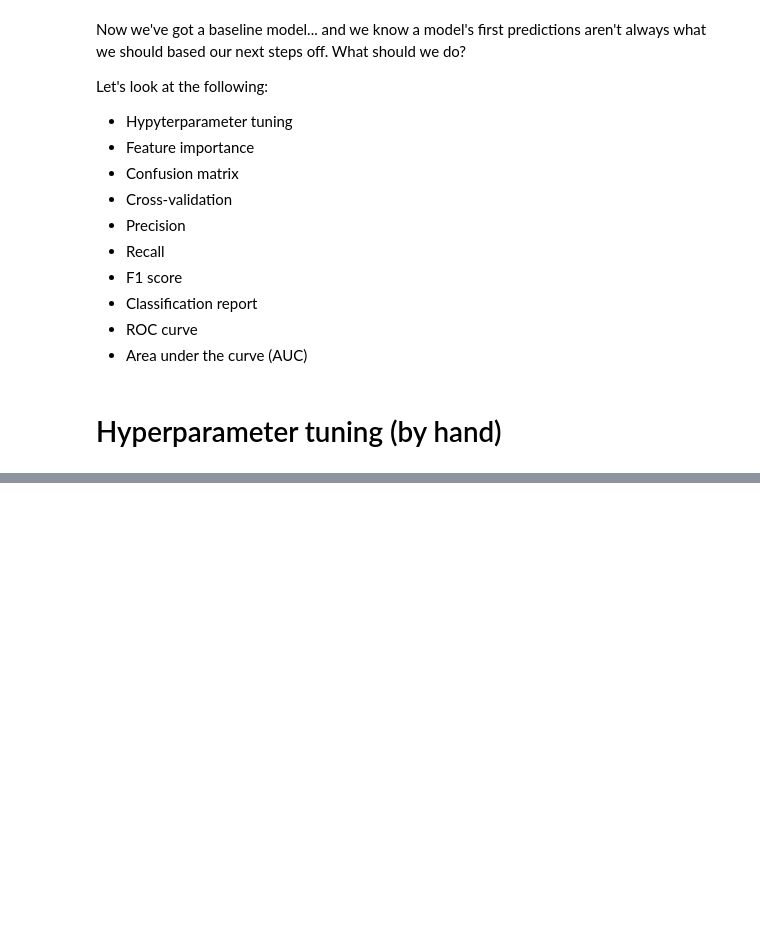
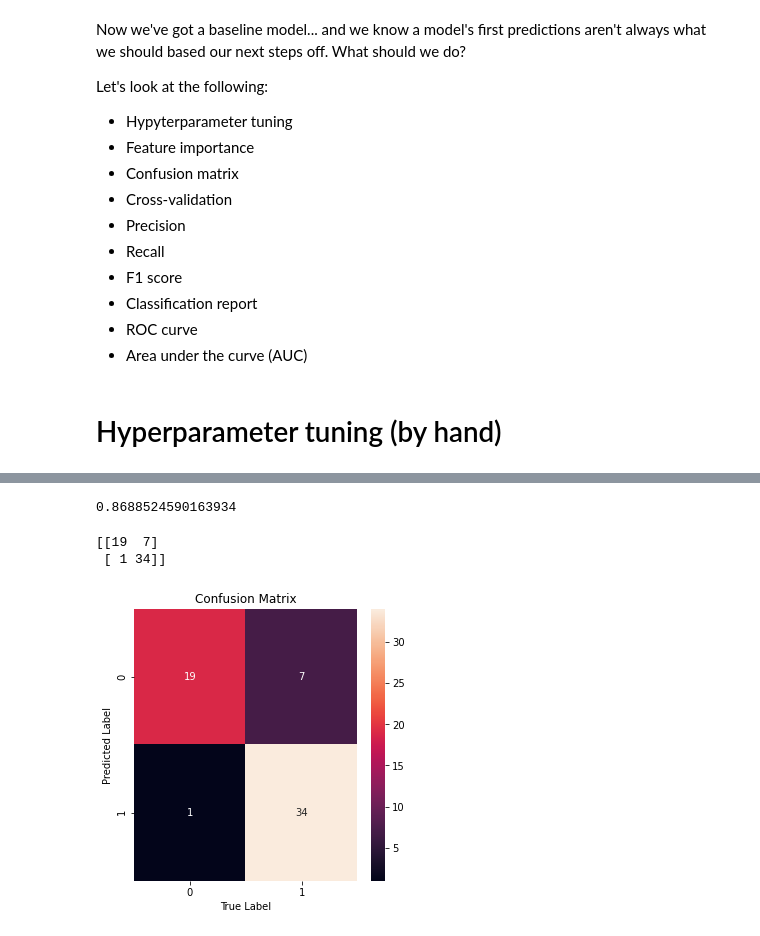
Before and after one commit to FarihaJahan23/Heart-Disease_python_ml, a Jupyter notebook: heart_disease_classification.ipynb, the cells around one changed output, grey strips where cells are left out. Cells and saved outputs as stored; diff of their text form; code cells hidden in the pictures; blank space fills up the shorter version.

```diff
--- a/heart_disease_classification.ipynb
+++ b/heart_disease_classification.ipynb
@@ -517,0 +624,15 @@ Maximum KNN score on the test data: 72.13%
+# %%
+# Different hyperparameters for our Logistic Regression model
+
+Log_reg_grid = {"C": np.logspace(-4, 4, 30),
+               "solver": ["liblinear"]}
+
+# Setup grid hyperparameter search for LogisticRegression()
+
+gs_log_reg = GridSearchCV(LogisticRegression(),
+                    param_grid= Log_reg_grid,
+                    cv = 5,
+                    verbose = True)
+
+# Fit grid hyperparameter search model
+gs_log_reg.fit(X_train, y_train)
@@ -517,0 +695,3 @@ Maximum KNN score on the test data: 72.13%
+# %%
+# Make predictions with tuned model
+y_preds =gs_log_reg.predict(X_test)
@@ -517,0 +731,30 @@ Maximum KNN score on the test data: 72.13%
+# %%
+print(accuracy_score(y_test, y_preds))
+# %% [output]
+0.8688524590163934
+# %%
+# Confussion Matrix
+print(confusion_matrix(y_test, y_preds))
+# %% [output]
+[[19  7]
+ [ 1 34]]
+# %%
+# Visualize confusion matrix
+
+def plot_conf_mtx(y_test, y_preds):
+
+    """
+     Plots a nice looking confusion matrix using Seaborn's heatmap()
+    """
+
+    fig,ax=plt.subplots(figsize=(5,5))
+    ax= sns.heatmap(confusion_matrix(y_test,y_preds),
+                    annot=True,
+                    cbar=True)
+    plt.xlabel("True Label")
+    plt.ylabel("Predicted Label")
+    plt.title("Confusion Matrix")
+
+plot_conf_mtx(y_test, y_preds)
+# %% [output]
+[figure, added]
```
Also changed, not shown: parts of 38 cells of this notebook.
